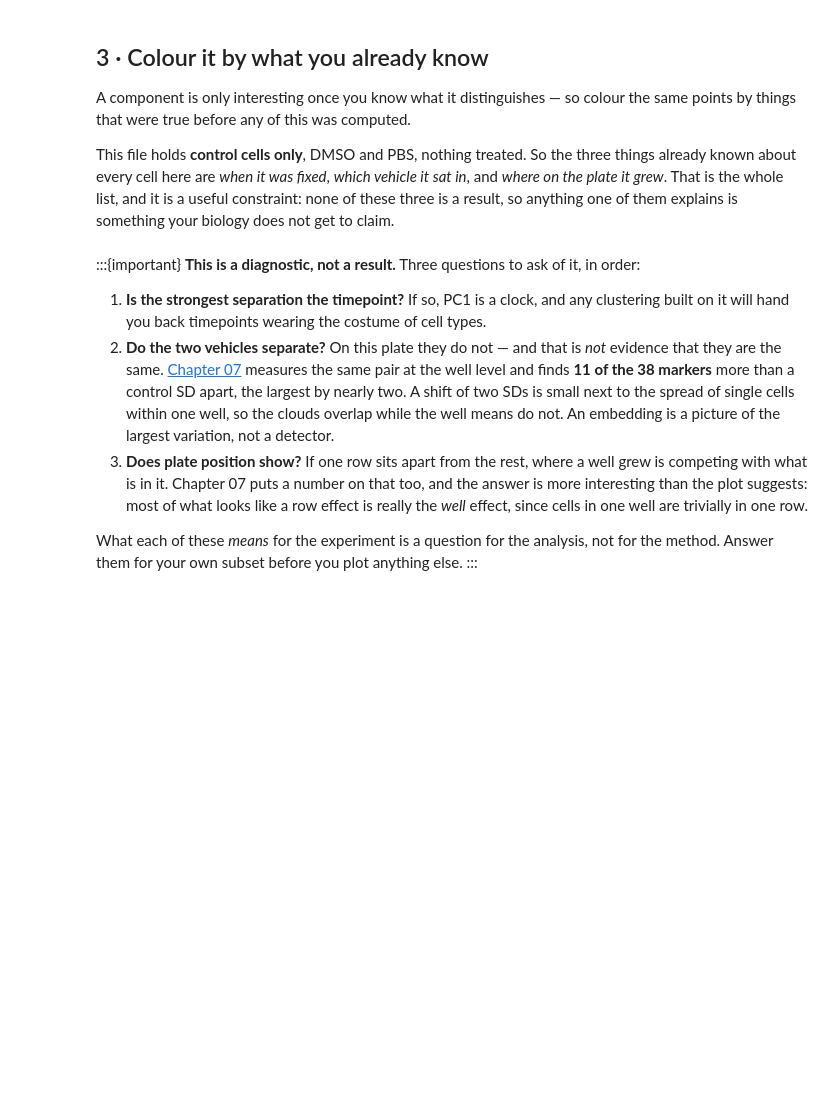
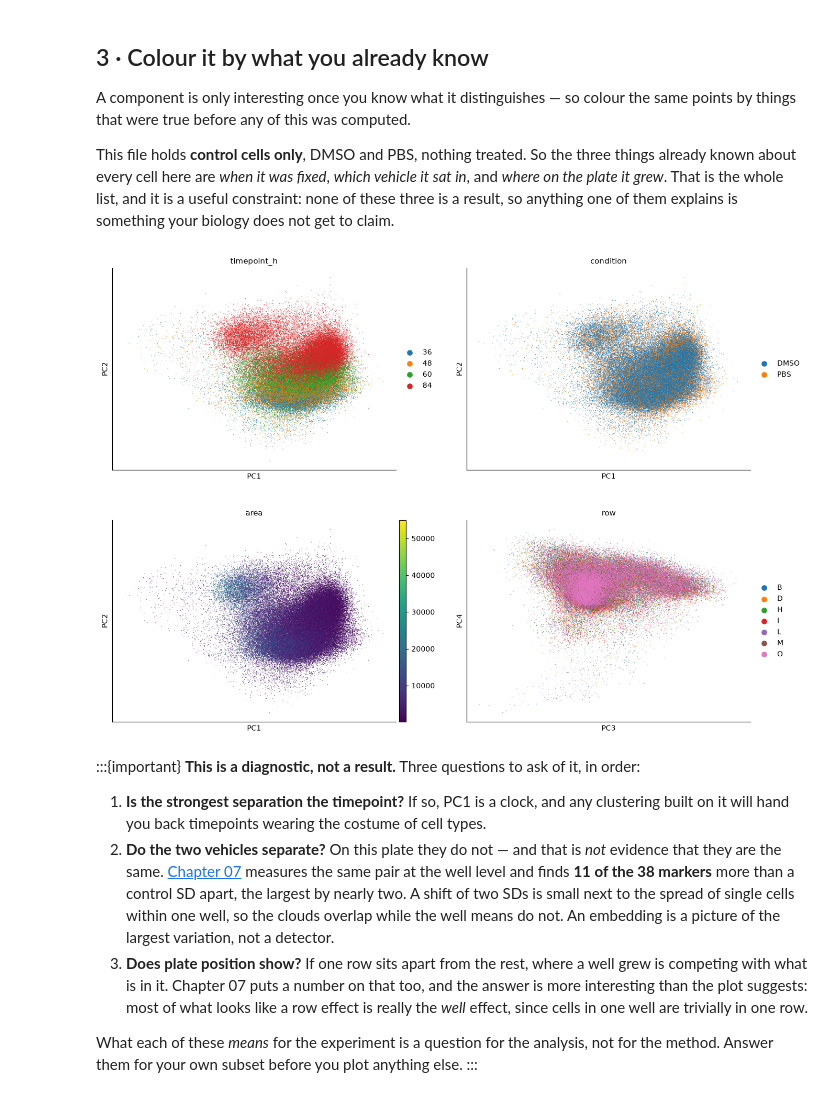
Before and after one commit to LiberaliLab/Multicellular-Systems-2026, a Jupyter notebook: book/part3_analysis/2_controls/06_pca.ipynb, the cells around one changed output. Saved outputs shown, nothing was run; the diff lists cells and outputs as text; code cells hidden in the pictures; blank space fills up the shorter version.

```diff
--- a/book/part3_analysis/2_controls/06_pca.ipynb
+++ b/book/part3_analysis/2_controls/06_pca.ipynb
@@ -131,3 +101,13 @@ fig.tight_layout()
+# %%
+sc.pl.pca(
+    cells,
+    color=["timepoint_h", "condition", "area", "row"],
+    dimensions=[(0, 1), (0, 1), (0, 1), (2, 3)],
+    ncols=2,
+    size=2,
+)
+# %% [output]
+[figure, added]
 # %% [markdown]
 :::{important}
 **This is a diagnostic, not a result.** Three questions to ask of it, in order:
```
Also changed, not shown: parts of 18 cells of this notebook.
